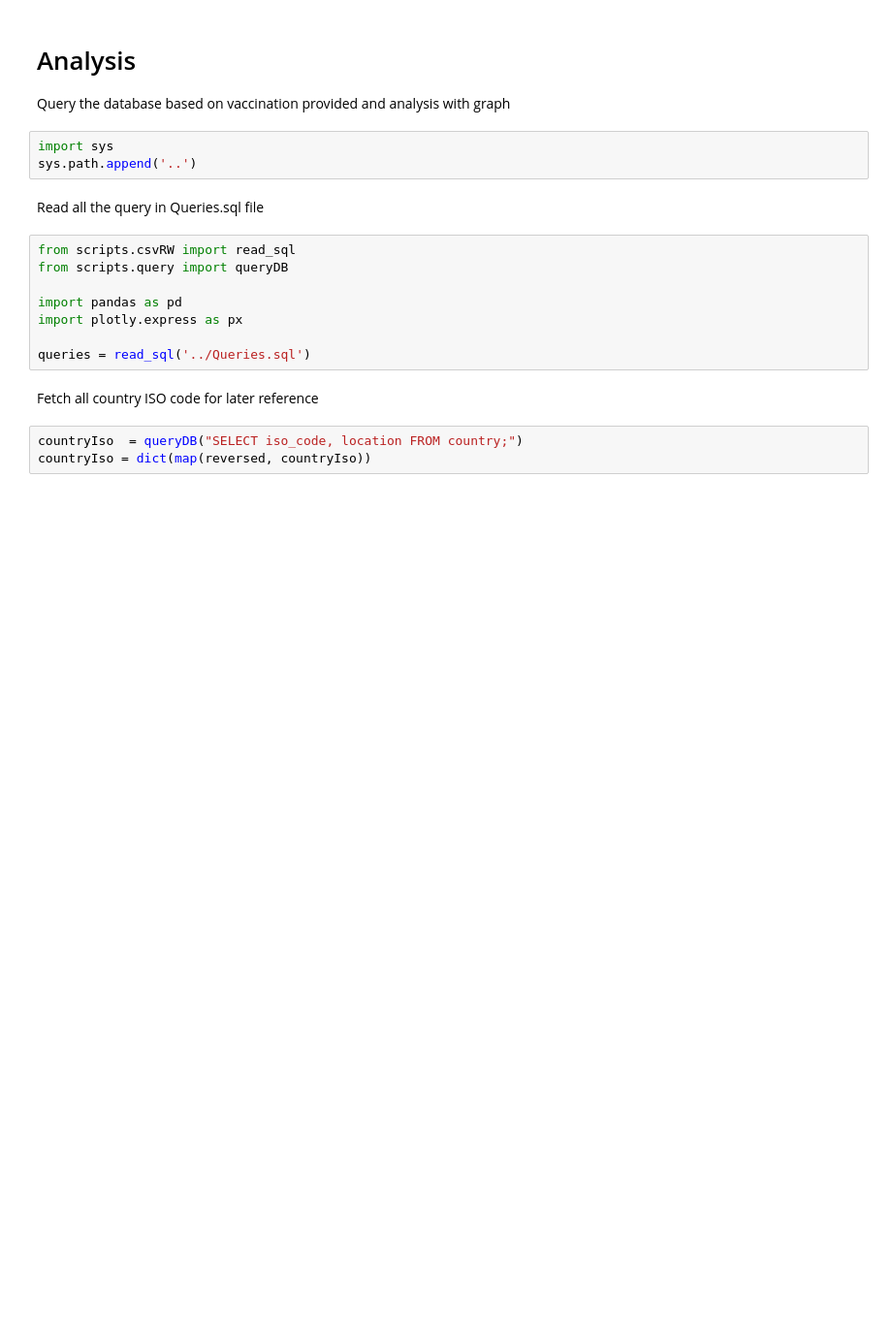
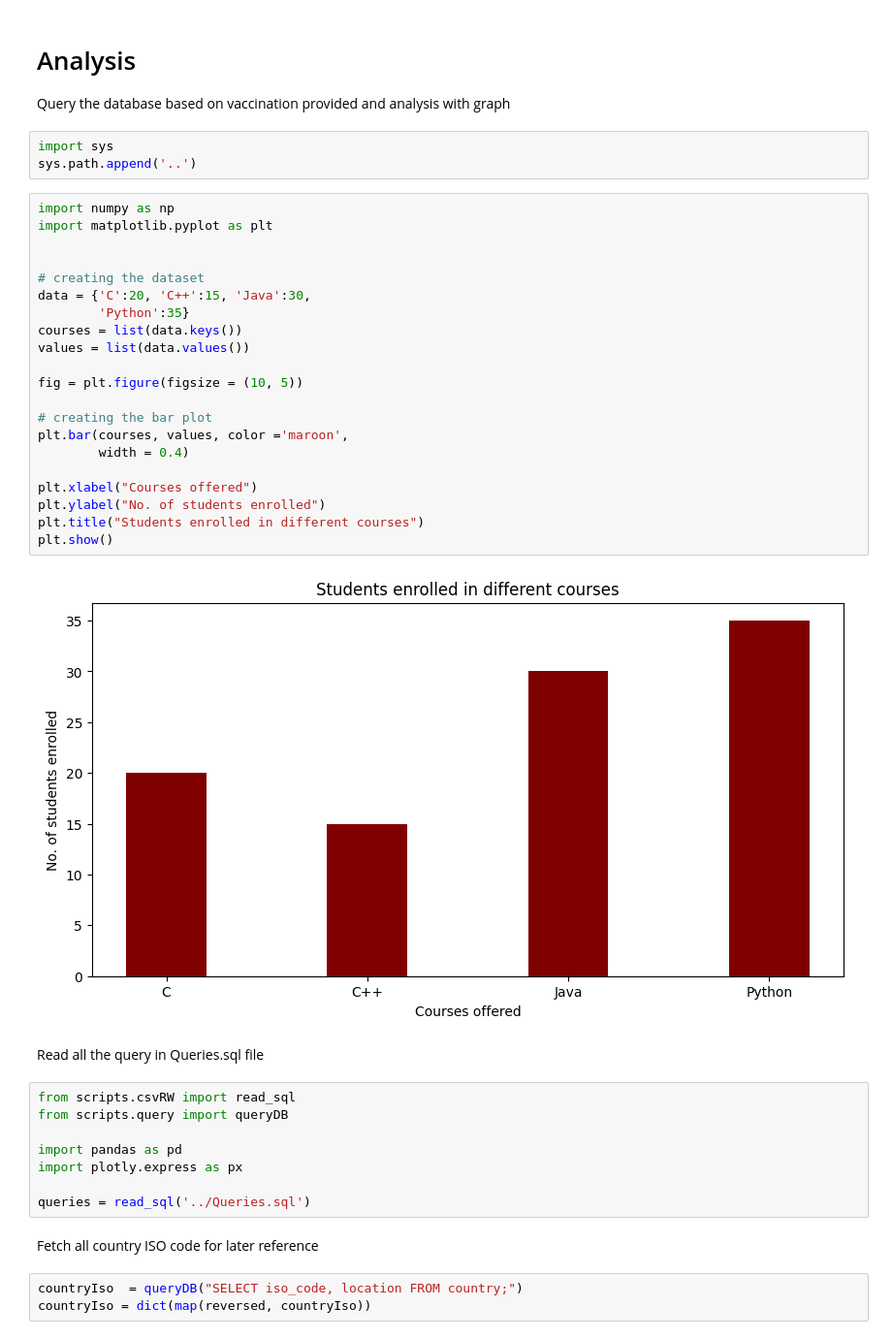
Before and after one commit to git-to-aswin/covid-data-manupulation-and-visualisation, a Jupyter notebook: notebook/analysis.ipynb, the cells around one changed output. Shown: that part at 97% size. Drawn from its saved outputs; the diff is of its cells as text; blank space fills up the shorter version.

```diff
--- a/notebook/analysis.ipynb
+++ b/notebook/analysis.ipynb
@@ -5,6 +5,29 @@ Query the database based on vaccination provided and analysis with graph
 # %%
 import sys
 sys.path.append('..')
+# %%
+import numpy as np
+import matplotlib.pyplot as plt
+
+
+# creating the dataset
+data = {'C':20, 'C++':15, 'Java':30,
+		'Python':35}
+courses = list(data.keys())
+values = list(data.values())
+
+fig = plt.figure(figsize = (10, 5))
+
+# creating the bar plot
+plt.bar(courses, values, color ='maroon',
+		width = 0.4)
+
+plt.xlabel("Courses offered")
+plt.ylabel("No. of students enrolled")
+plt.title("Students enrolled in different courses")
+plt.show()
+# %% [output]
+[figure, added]
 # %% [markdown]
 Read all the query in Queries.sql file
 # %%
```
